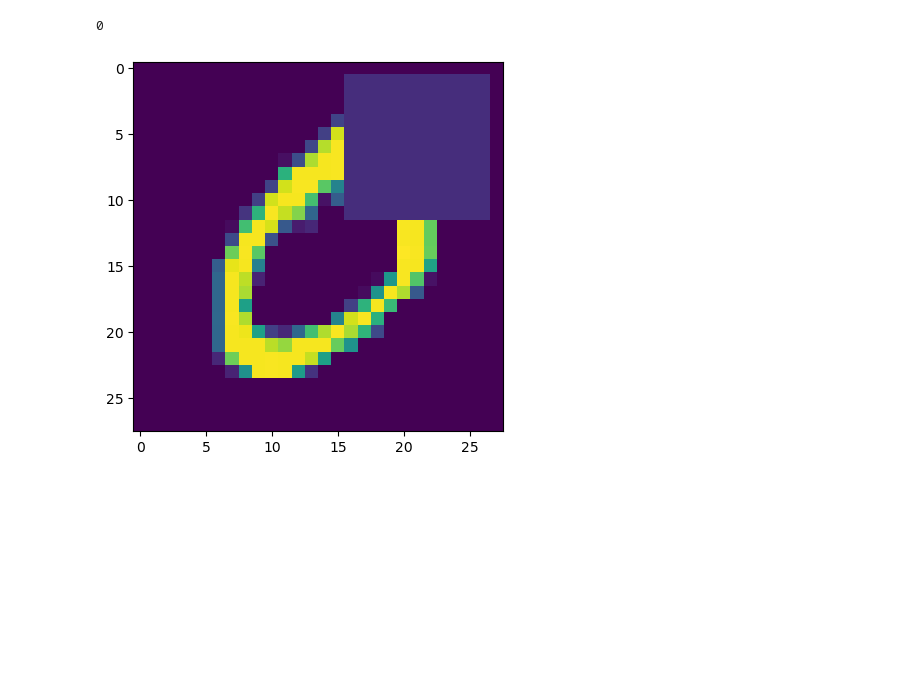
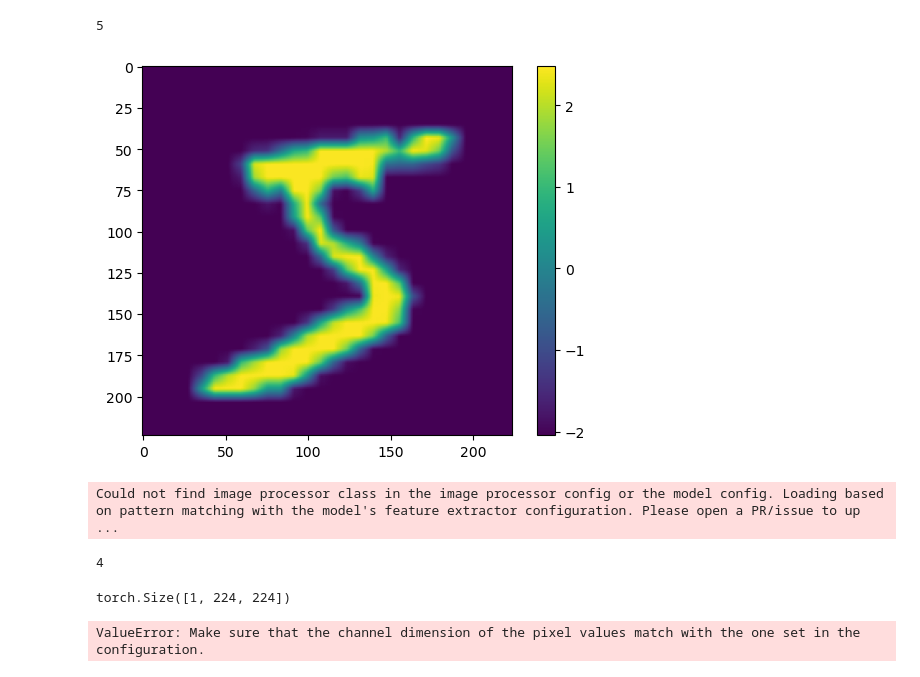
Before and after one commit to lukevoss/GNN, a Jupyter notebook: Project/testing_inpainting.ipynb, the cells around one changed output. Cells and saved outputs as stored; diff of their text form; code cells hidden in the pictures; blank space fills up the shorter version.

Commit message:
trained mnist classifier

```diff
--- a/Project/testing_inpainting.ipynb
+++ b/Project/testing_inpainting.ipynb
@@ -5,9 +10,42 @@ from datasets import MaskedMNIST
 # %%
 data = MaskedMNIST(train=True)
+# %%
+masked, image, label = data[0]
 # %%
-masked_image, image, label = data[1]
-plt.imshow(masked_image[0].numpy())
+plt.imshow(image[0].numpy())
+plt.colorbar()
 print(label)
 # %% [output]
-0
+5
-[figure, old version]
+[figure, new version]
+# %%
+from transformers import AutoModelForImageClassification, AutoImageProcessor
+
+model_name = "fxmarty/resnet-tiny-mnist"
+model = AutoModelForImageClassification.from_pretrained(model_name)
+feature_extractor = AutoImageProcessor.from_pretrained(model_name)
+
+normalize = transforms.Normalize(mean=feature_extractor.image_mean, std=feature_extractor.image_std)
+resize = transforms.Resize((224, 224), interpolation=transforms.InterpolationMode.BILINEAR)
+_transforms = transforms.Compose([transforms.ToTensor(), resize, normalize])
+mnist = MNIST(root="./datasets", train=True,transform=_transforms, download=True)
+# %% [output]
+Could not find image processor class in the image processor config or the model config. Loading based on pattern matching with the model's feature extractor configuration. Please open a PR/issue to up ...
+# %%
+image, label = mnist[2]
+label
+# %% [output]
+4
+# %%
+image.shape
+# %% [output]
+torch.Size([1, 224, 224])
+# %%
+#inputs = feature_extractor(images=image.squeeze(0), return_tensors="pt")
+outputs = model(image)
+print(outputs)
+predictions = torch.argmax(outputs.logits, dim=1)
+predictions
+#plt.imshow(outputs)
+# %% [output]
+ValueError: Make sure that the channel dimension of the pixel values match with the one set in the configuration.
```
Also changed, not shown: parts of 2 cells of this notebook, 6 other files.
